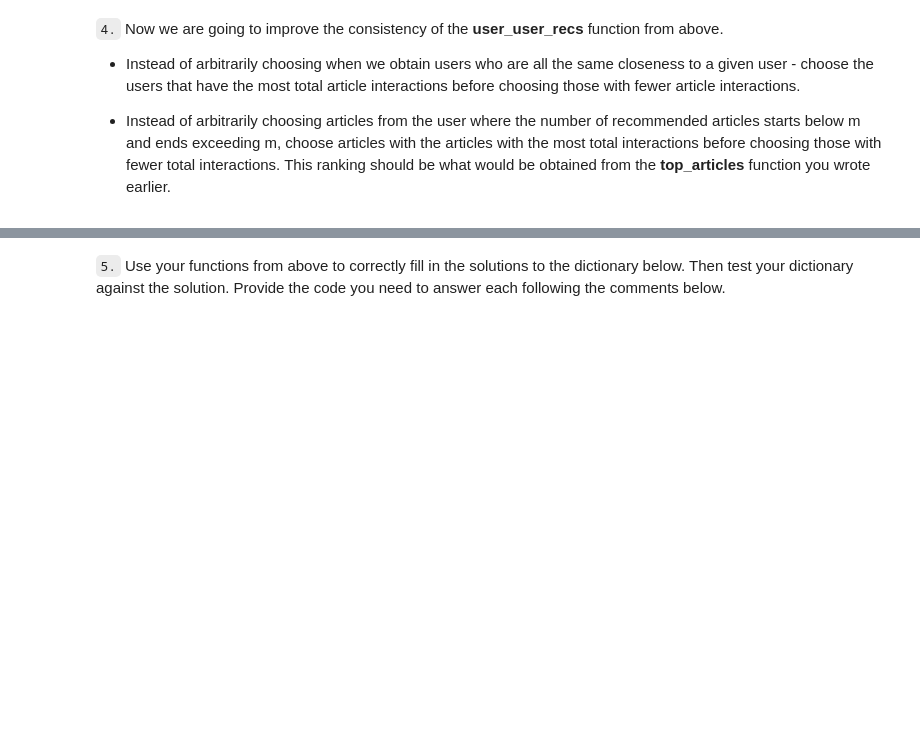
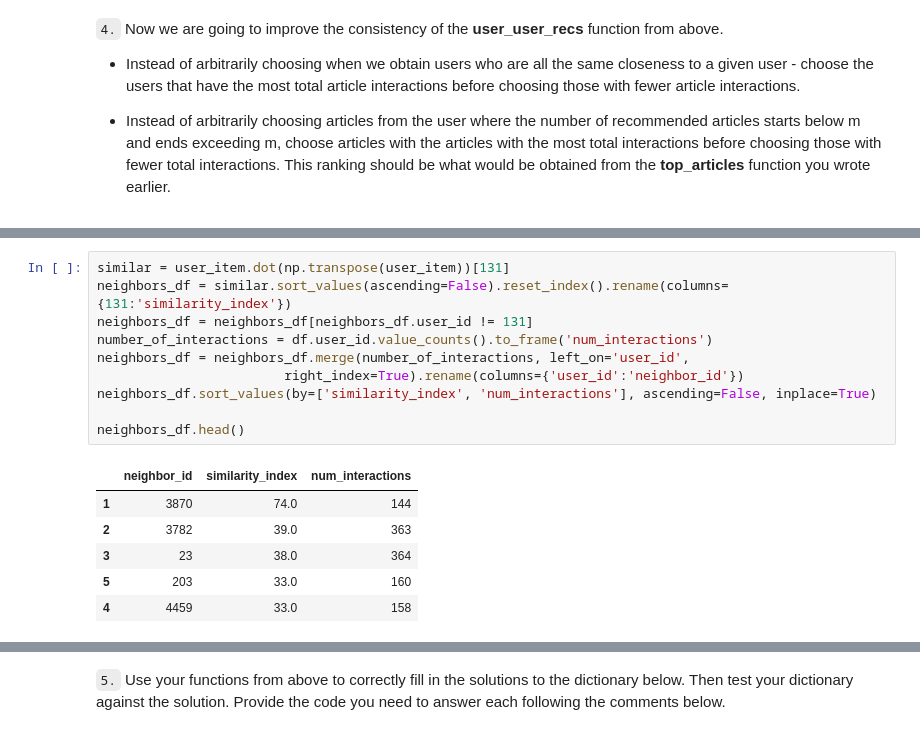
Before and after one commit to aurora-nat/ibm_recommendation_system, a Jupyter notebook: Recommendations_with_IBM.ipynb, the cells around one changed output, grey strips where cells are left out. Cells and saved outputs as stored; diff of their text form; blank space fills up the shorter version.

```diff
--- a/Recommendations_with_IBM.ipynb
+++ b/Recommendations_with_IBM.ipynb
@@ -597,3 +619,20 @@ print("If this is all you see, you passed all of our tests!  Nice job!")
+# %%
+similar = user_item.dot(np.transpose(user_item))[131]
+neighbors_df = similar.sort_values(ascending=False).reset_index().rename(columns={131:'similarity_index'})
+neighbors_df = neighbors_df[neighbors_df.user_id != 131]
+number_of_interactions = df.user_id.value_counts().to_frame('num_interactions')
+neighbors_df = neighbors_df.merge(number_of_interactions, left_on='user_id',
+                        right_index=True).rename(columns={'user_id':'neighbor_id'})
+neighbors_df.sort_values(by=['similarity_index', 'num_interactions'], ascending=False, inplace=True)
+
+neighbors_df.head()
+# %% [output]
+|  | neighbor_id | similarity_index | num_interactions |
+| 1 | 3870 | 74.0 | 144 |
+| 2 | 3782 | 39.0 | 363 |
+| 3 | 23 | 38.0 | 364 |
+| 5 | 203 | 33.0 | 160 |
+| 4 | 4459 | 33.0 | 158 |
 # %%
 def get_top_sorted_users(user_id, df=df, user_item=user_item):
     '''
```
Also changed, not shown: parts of 28 cells of this notebook.
